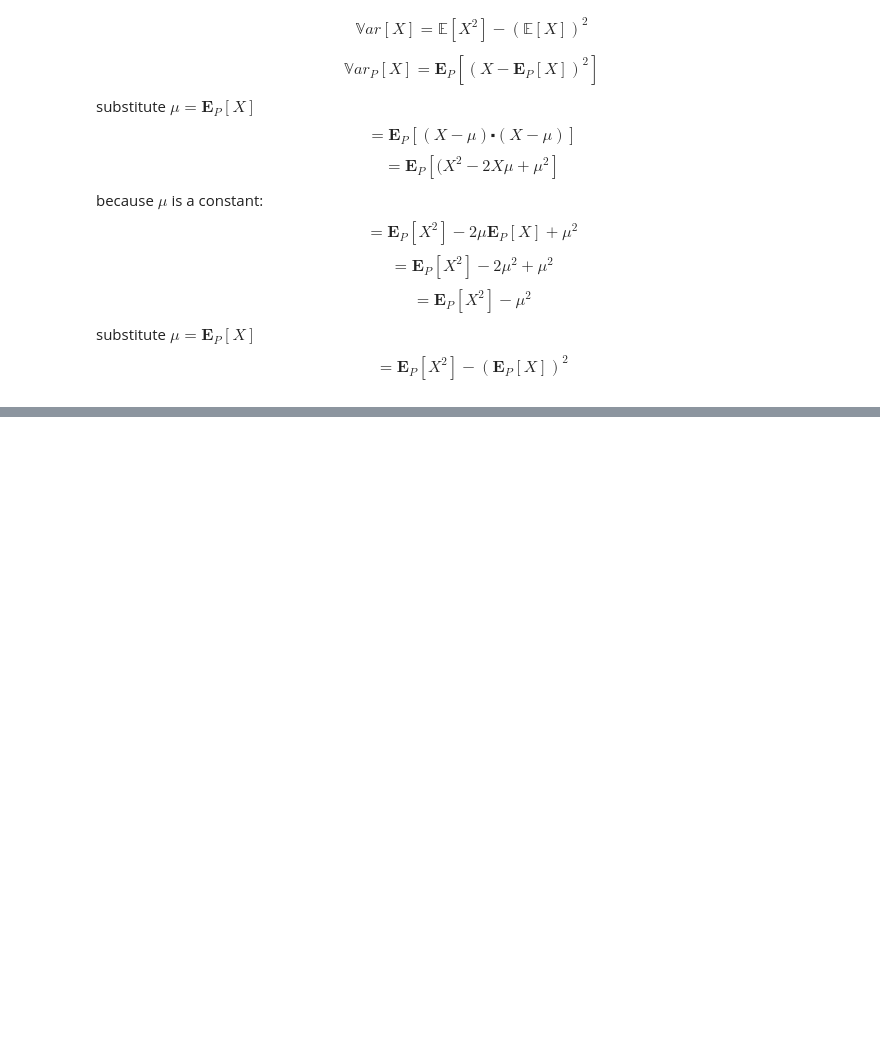
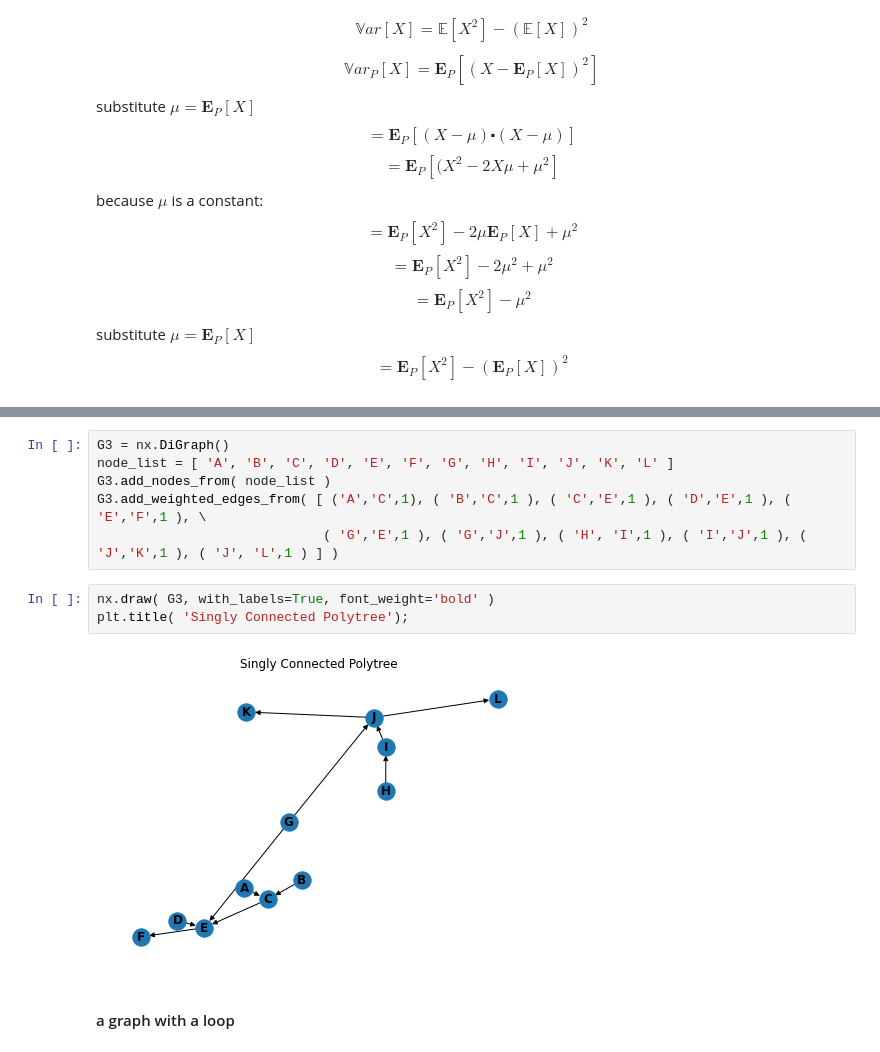
Before and after one commit to SmilodonCub/ML4VS, a Jupyter notebook: ProbabilistiGraphModels_Notes.ipynb, the cells around one changed output, grey strips where cells are left out. Saved outputs shown, nothing was run; the diff lists cells and outputs as text; blank space fills up the shorter version.

```diff
--- a/ProbabilistiGraphModels_Notes.ipynb
+++ b/ProbabilistiGraphModels_Notes.ipynb
@@ -290,0 +403,13 @@ $$ = \mathbf{E} _{P}[X^2] - (\mathbf{E} _{P}[X])^2 $$
+# %%
+G3 = nx.DiGraph()
+node_list = [ 'A', 'B', 'C', 'D', 'E', 'F', 'G', 'H', 'I', 'J', 'K', 'L' ]
+G3.add_nodes_from( node_list )
+G3.add_weighted_edges_from( [ ('A','C',1), ( 'B','C',1 ), ( 'C','E',1 ), ( 'D','E',1 ), ( 'E','F',1 ), \
+                             ( 'G','E',1 ), ( 'G','J',1 ), ( 'H', 'I',1 ), ( 'I','J',1 ), ( 'J','K',1 ), ( 'J', 'L',1 ) ] )
+# %%
+nx.draw( G3, with_labels=True, font_weight='bold' )
+plt.title( 'Singly Connected Polytree');
+# %% [output]
+[figure, added]
+# %% [markdown]
+#### a graph with a loop
```
Also changed, not shown: parts of 20 cells of this notebook.
